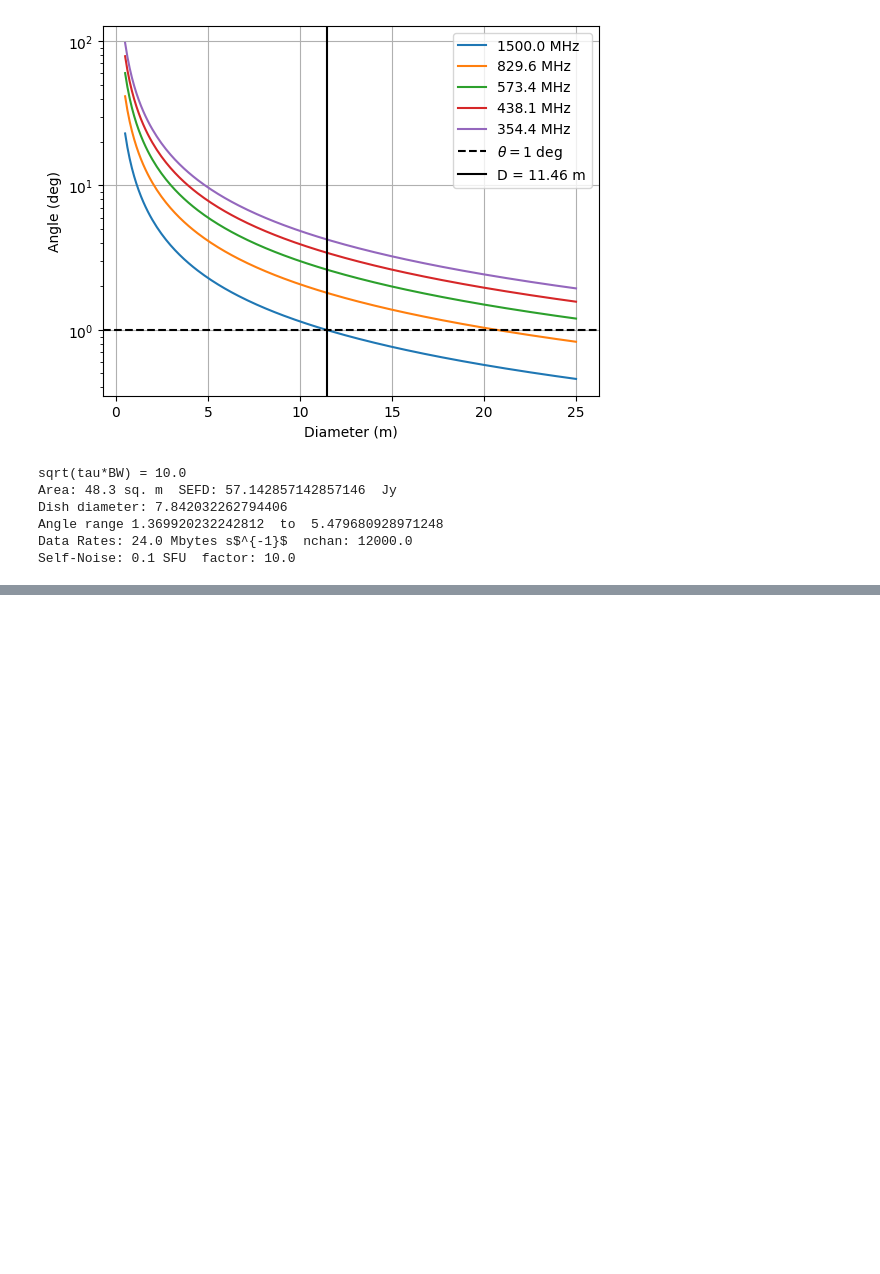
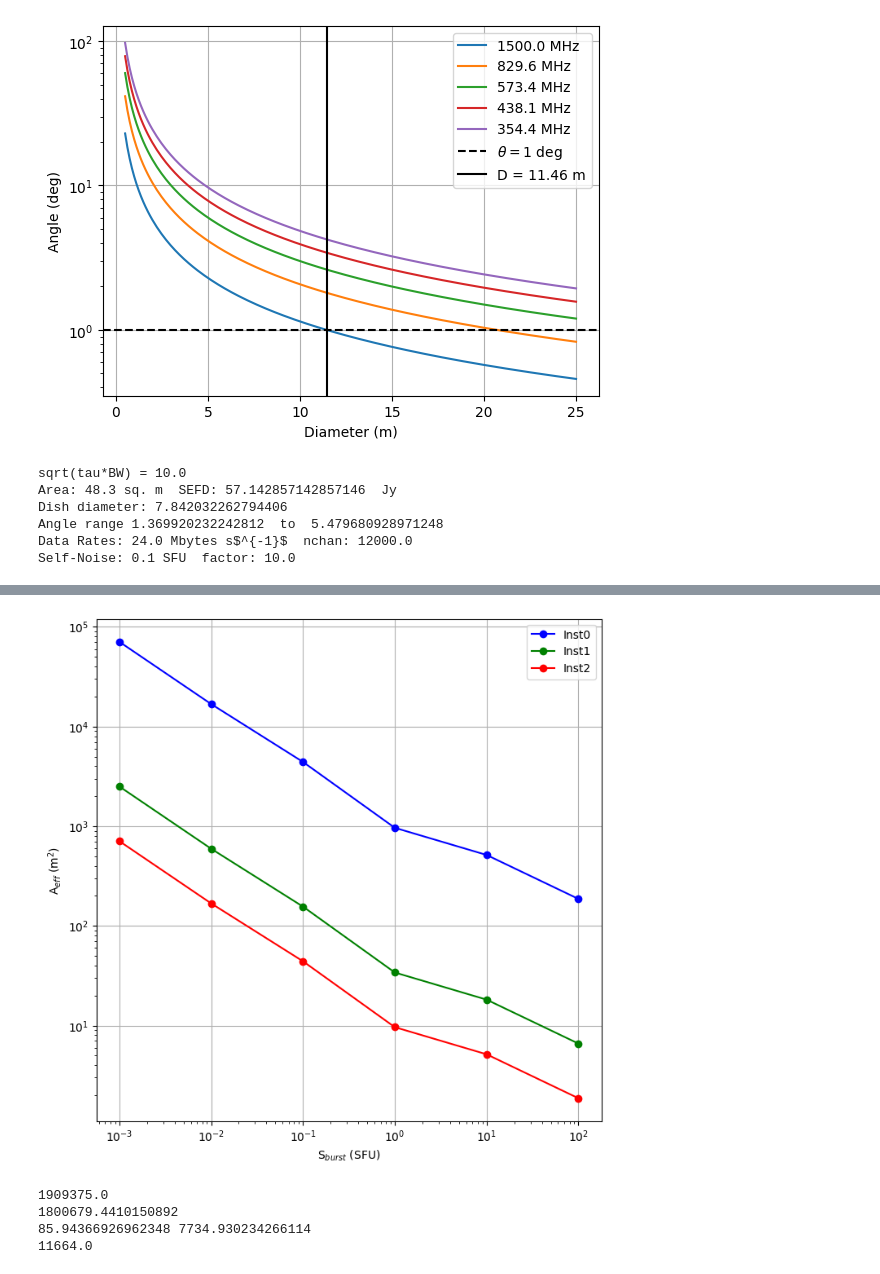
Before and after one commit to rohitcbscient/lipi, a Jupyter notebook: lipi/adhyan/ska/solar_array.ipynb, the cells around one changed output, grey strips where cells are left out. Cells and saved outputs as stored; diff of their text form; code cells hidden in the pictures; blank space fills up the shorter version.

```diff
--- a/lipi/adhyan/ska/solar_array.ipynb
+++ b/lipi/adhyan/ska/solar_array.ipynb
@@ -138,0 +276,49 @@ f.colorbar(im1)
+# %%
+
+f,ax1=plt.subplots(1,1,sharex=True,figsize=(8,8))
+for i in range(3):
+    ax1.plot(S_burst_array,Aeff_op[i],'o-',color=c[i],label = 'Inst'+str(i))
+ax1.set_xscale('log')
+ax1.set_yscale('log')
+ax1.set_ylabel( 'A$_{eff}$ (m$^{2}$)')
+ax1.set_xlabel('S$_{burst}$ (SFU)')
+ax1.legend()
+ax1.grid()
+ax0.axhline(y=100,color='k')
+plt.show()
+# %% [output]
+[figure, added]
+# %%
+# S = 2kTb / lambda^2 /omega
+# Tb = S \lambda^2 omega /2k
+
+minS = 10.e-3 # SFU
+mint = 20.e-3 # 1 ms
+theta = 20 # in arcsec
+fl=400
+ll=300/fl
+fh=1800
+lh=300/fh
+Tb = 1222*minS*1.e4*1.e3/(fl*fl*1.e-6*theta**2)
+print(Tb)
+
+Sdisk = 110
+theta_disk = 0.6*3600
+Tb_disk = 1222*Sdisk*1.e4*1.e3/(fl*fl*1.e-6*theta_disk**2)
+print(Tb_disk)
+
+fl=400
+ll=300/fl
+fh=1800
+lh=300/fh
+D1 = ll/(0.5*np.pi/180)
+D2 = ll/(20.0/3600*np.pi/180)
+print(D1, D2)
+
+ratio_sdisk_sburst = 0.6*0.6*3600*3600/(20*20)
+print(ratio_sdisk_sburst)
+# %% [output]
+1909375.0
+1800679.4410150892
+85.94366926962348 7734.930234266114
+11664.0
```
Also changed, not shown: parts of 6 cells of this notebook, 1 other file.
